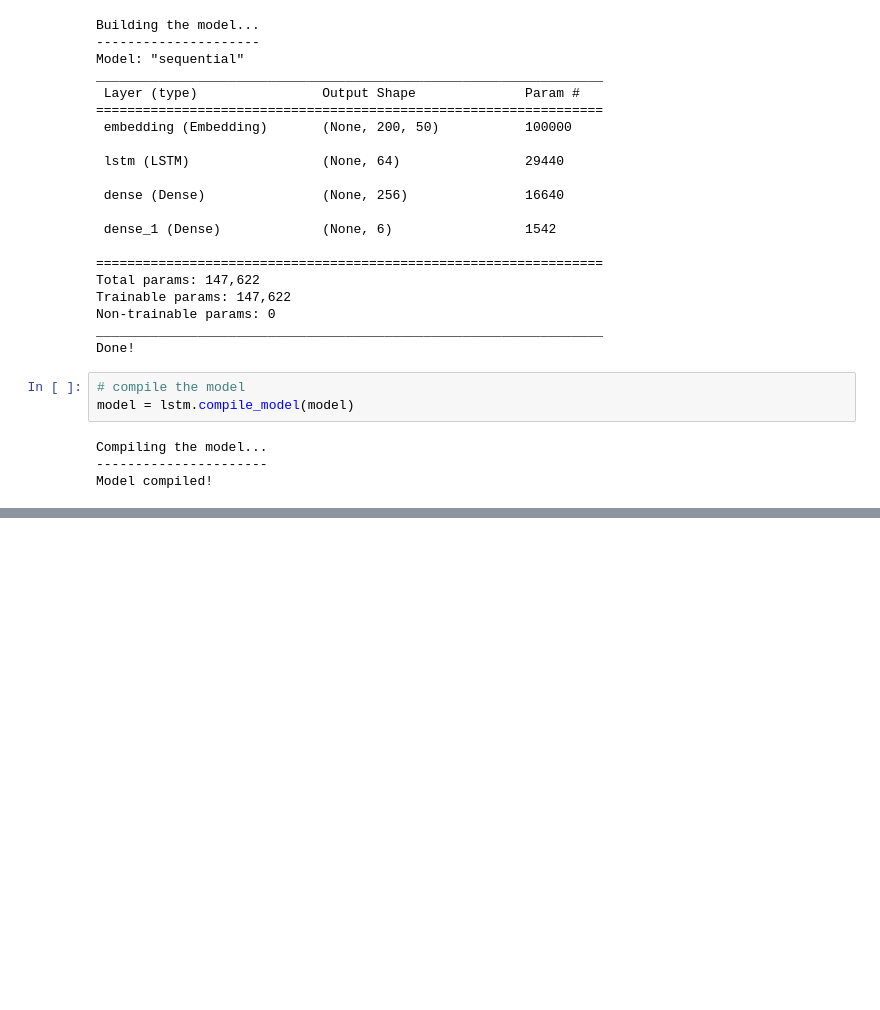
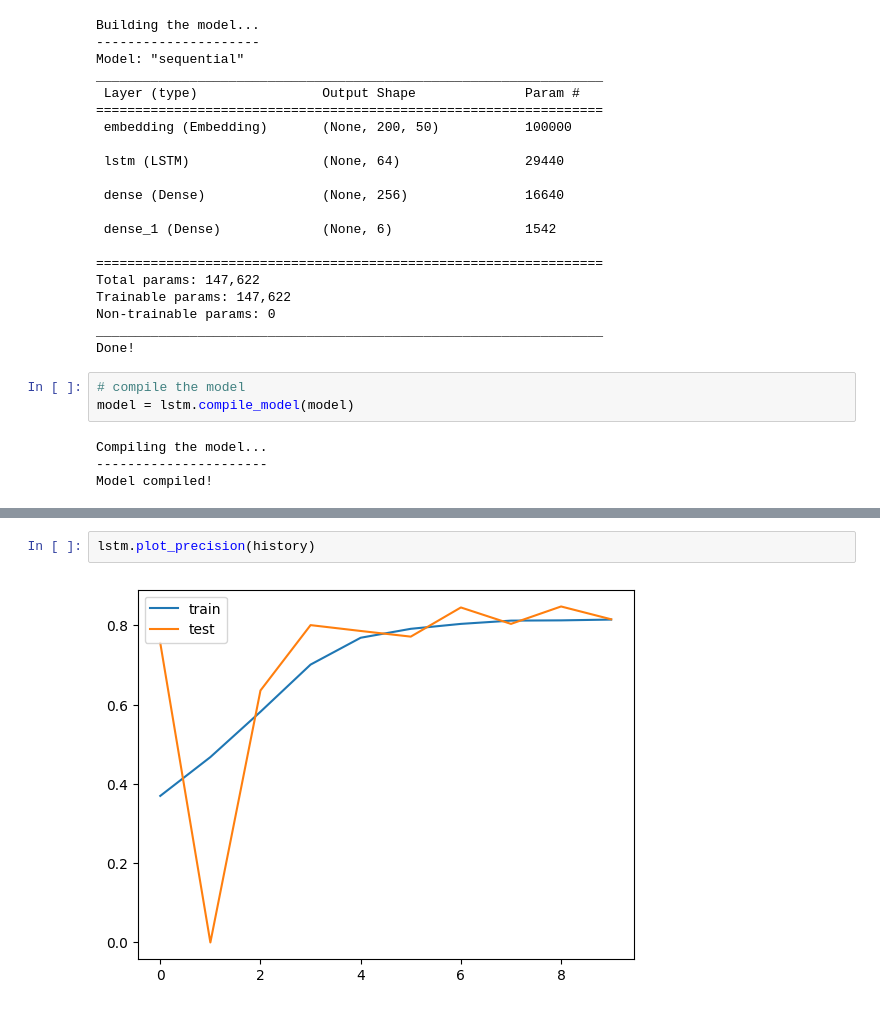
Before and after one commit to gloryodeyemi/COMP_8610_Project_02, a Jupyter notebook: main.ipynb, the cells around one changed output, grey strips where cells are left out. Saved outputs shown, nothing was run; the diff lists cells and outputs as text; blank space fills up the shorter version.

```diff
--- a/main.ipynb
+++ b/main.ipynb
@@ -168,0 +210,4 @@ lstm.plot_accuracy(history)
+# %%
+lstm.plot_precision(history)
+# %% [output]
+[figure, added]
```
Also changed, not shown: parts of 27 cells of this notebook, 12 other files.
